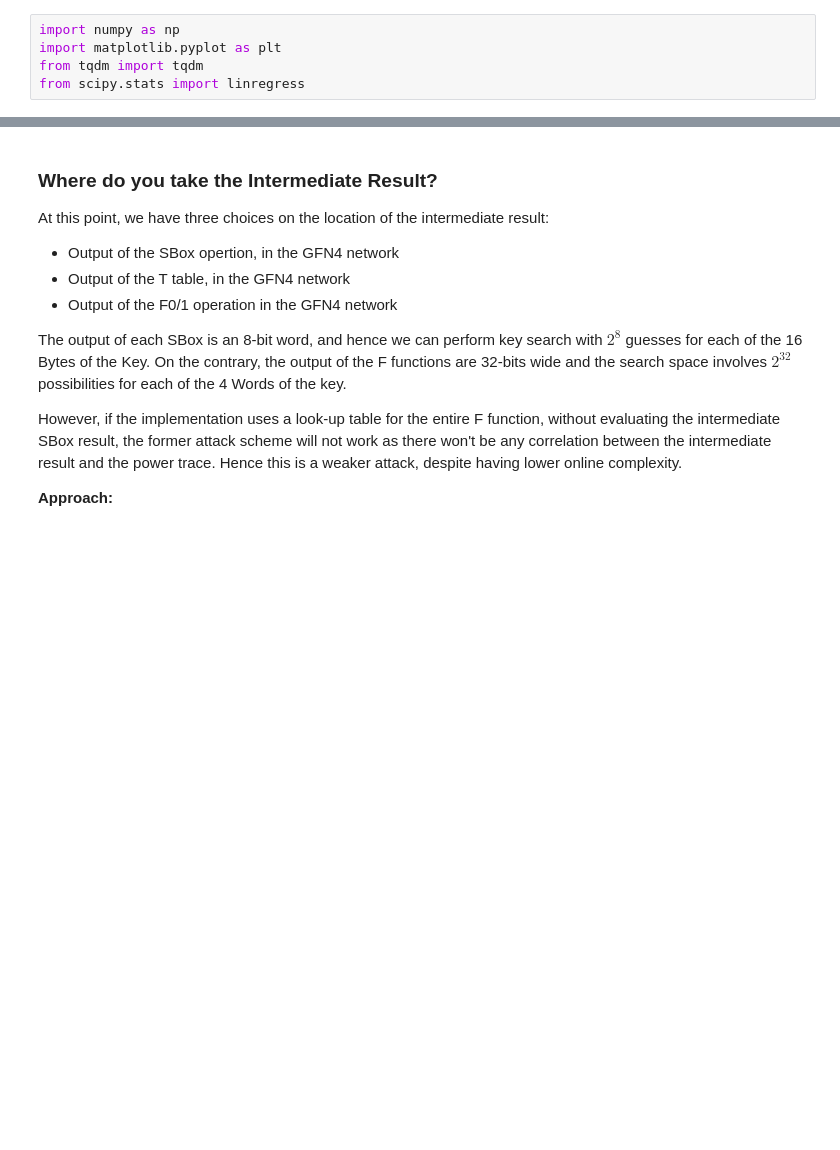
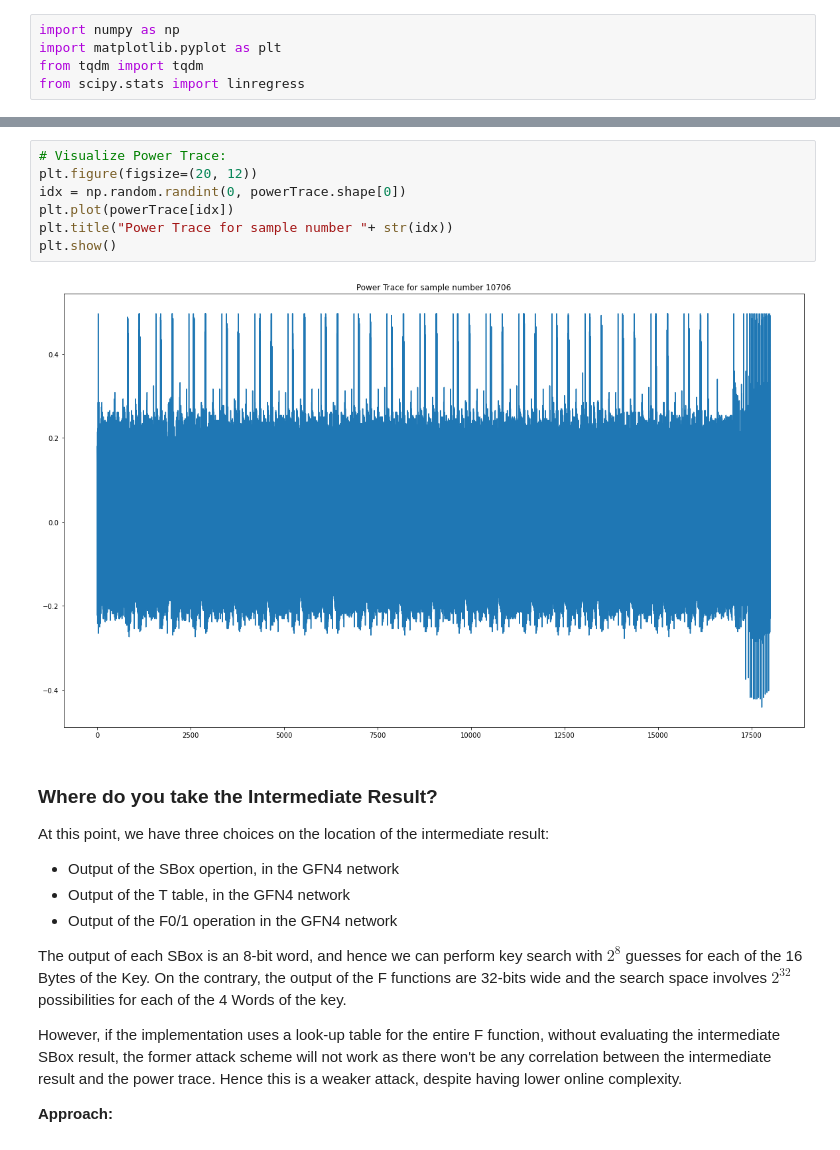
Before and after one commit to aklsh/CS6630, a Jupyter notebook: A2/src/clefia_CPA.ipynb, the cells around one changed output, grey strips where cells are left out. Saved outputs shown, nothing was run; the diff lists cells and outputs as text; blank space fills up the shorter version.

```diff
--- a/A2/src/clefia_CPA.ipynb
+++ b/A2/src/clefia_CPA.ipynb
@@ -39,6 +40,15 @@ print(powerTrace.shape)
 # %% [output]
 (12000, 16)
 (12000, 18000)
+# %%
+# Visualize Power Trace:
+plt.figure(figsize=(20, 12))
+idx = np.random.randint(0, powerTrace.shape[0])
+plt.plot(powerTrace[idx])
+plt.title("Power Trace for sample number "+ str(idx))
+plt.show()
+# %% [output]
+[figure, added]
 # %% [markdown]
 ### Where do you take the Intermediate Result?
 
```
Also changed, not shown: parts of 11 cells of this notebook.
